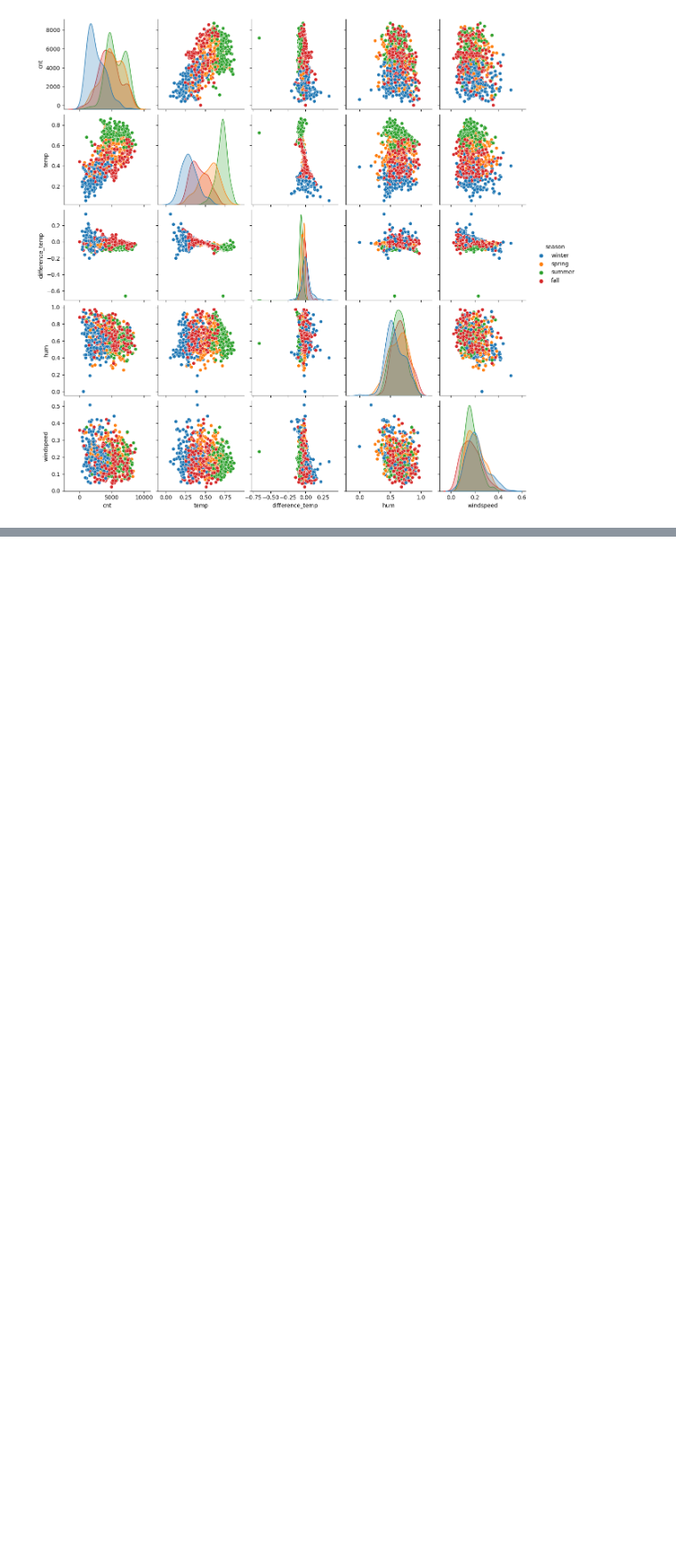
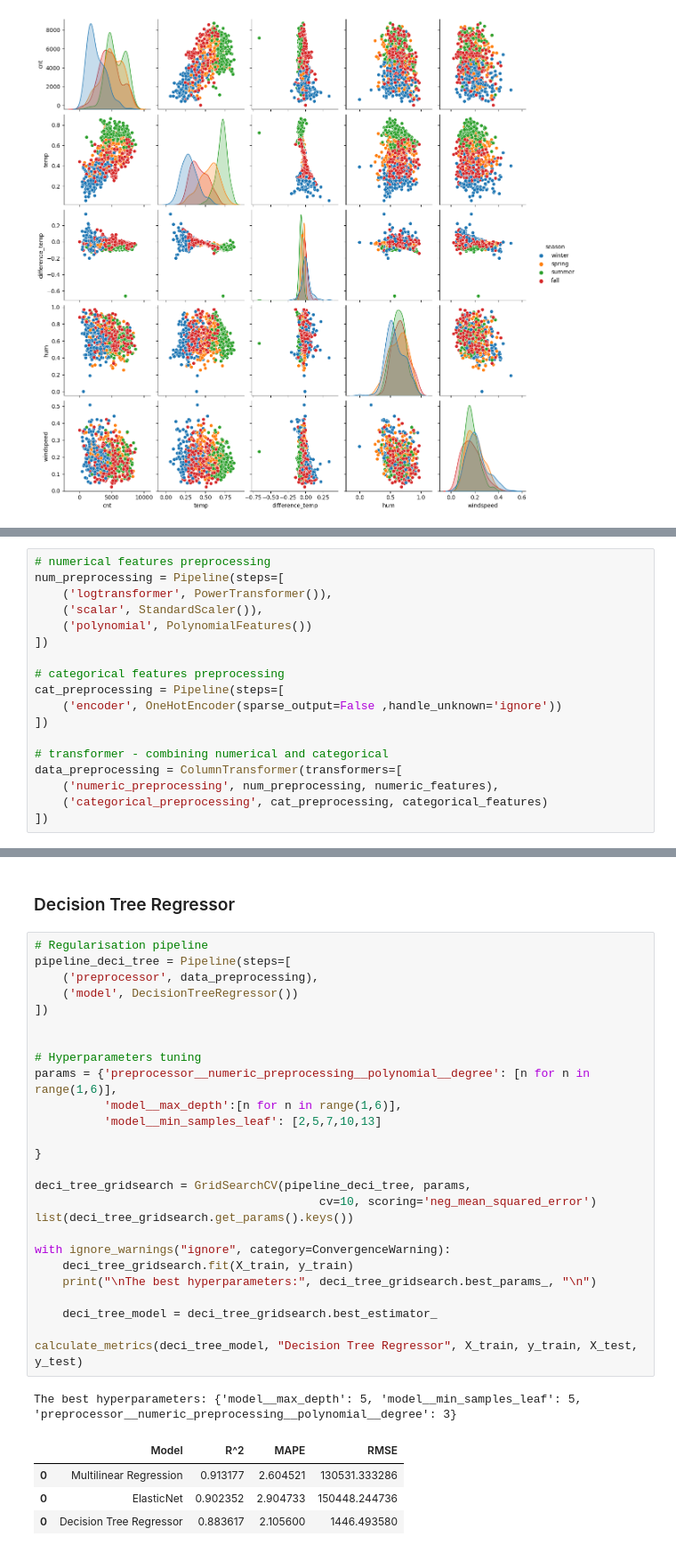
Before and after one commit to ania293/Multiple_Linear_Regression_Bike_Sharing, a Jupyter notebook: bike_sharing.ipynb, the cells around one changed output, grey strips where cells are left out. Shown at 89% size. Cells and saved outputs as stored; diff of their text form; blank space fills up the shorter version.

```diff
--- a/bike_sharing.ipynb
+++ b/bike_sharing.ipynb
@@ -389,0 +393,18 @@ y: (731, 1)
+# %%
+# numerical features preprocessing
+num_preprocessing = Pipeline(steps=[
+    ('logtransformer', PowerTransformer()),
+    ('scalar', StandardScaler()),
+    ('polynomial', PolynomialFeatures())
+])
+
+# categorical features preprocessing
+cat_preprocessing = Pipeline(steps=[
+    ('encoder', OneHotEncoder(sparse_output=False ,handle_unknown='ignore'))
+])
+
+# transformer - combining numerical and categorical
+data_preprocessing = ColumnTransformer(transformers=[
+    ('numeric_preprocessing', num_preprocessing, numeric_features),
+    ('categorical_preprocessing', cat_preprocessing, categorical_features)
+])
@@ -389,0 +460,34 @@ y: (731, 1)
+# %% [markdown]
+### Decision Tree Regressor
+# %%
+# Regularisation pipeline
+pipeline_deci_tree = Pipeline(steps=[
+    ('preprocessor', data_preprocessing),
+    ('model', DecisionTreeRegressor())
+])
+
+
+# Hyperparameters tuning
+params = {'preprocessor__numeric_preprocessing__polynomial__degree': [n for n in range(1,6)],
+          'model__max_depth':[n for n in range(1,6)],
+          'model__min_samples_leaf': [2,5,7,10,13]
+
+}
+
+deci_tree_gridsearch = GridSearchCV(pipeline_deci_tree, params,
+                                         cv=10, scoring='neg_mean_squared_error')
+list(deci_tree_gridsearch.get_params().keys())
+
+with ignore_warnings("ignore", category=ConvergenceWarning):
+    deci_tree_gridsearch.fit(X_train, y_train)
+    print("\nThe best hyperparameters:", deci_tree_gridsearch.best_params_, "\n")
+
+    deci_tree_model = deci_tree_gridsearch.best_estimator_
+
+calculate_metrics(deci_tree_model, "Decision Tree Regressor", X_train, y_train, X_test, y_test)
+# %% [output]
+The best hyperparameters: {'model__max_depth': 5, 'model__min_samples_leaf': 5, 'preprocessor__numeric_preprocessing__polynomial__degree': 3}
+|  | Model | R^2 | MAPE | RMSE |
+| 0 | Multilinear Regression | 0.913177 | 2.604521 | 130531.333286 |
+| 0 | ElasticNet | 0.902352 | 2.904733 | 150448.244736 |
+| 0 | Decision Tree Regressor | 0.883617 | 2.105600 | 1446.493580 |
```
Also changed, not shown: parts of 13 cells of this notebook, 1 other file.
